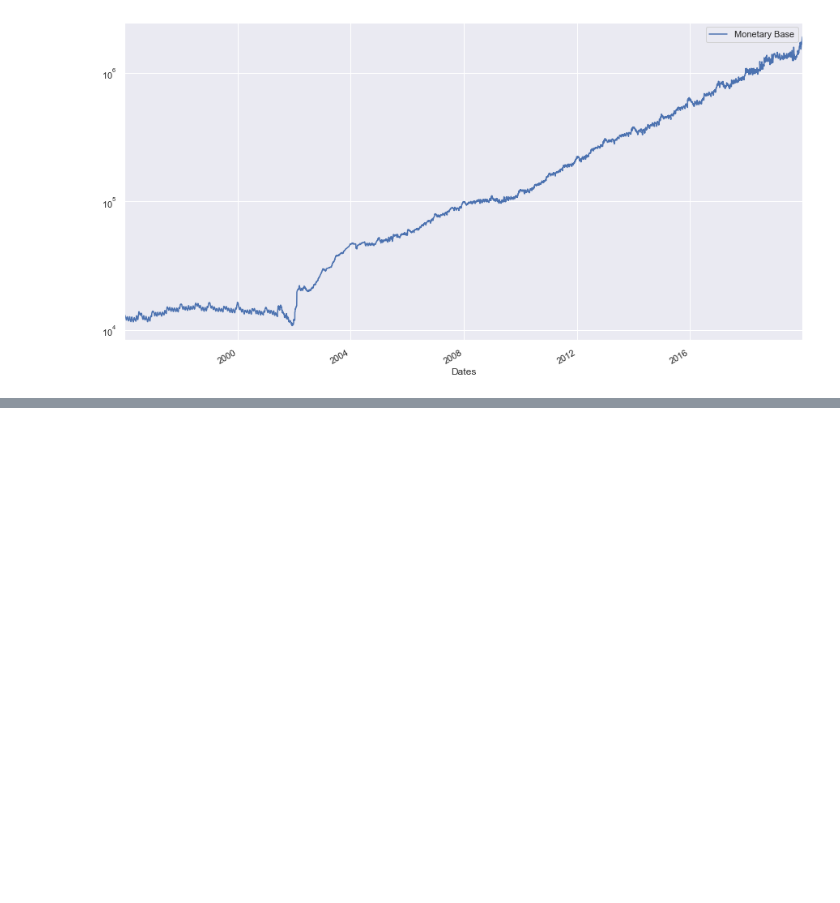
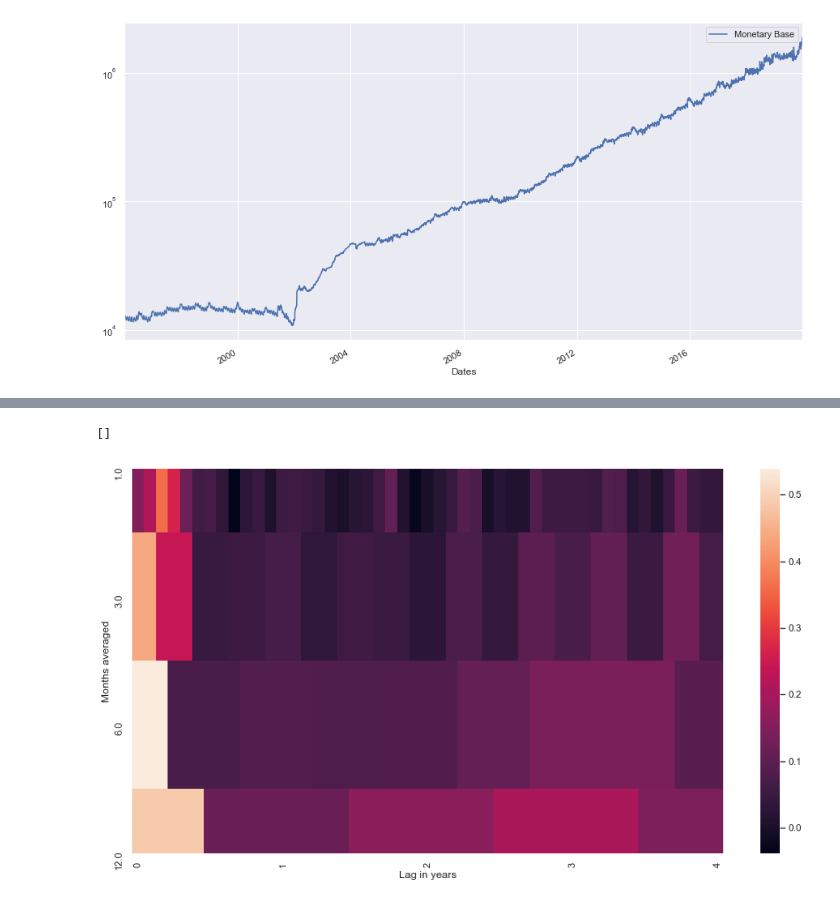
Before and after one commit to lambdaclass/finance_playground, a Jupyter notebook: notebooks/cmb_inflation/Correlation.ipynb, the cells around one changed output, grey strips where cells are left out. Drawn from its saved outputs; the diff is of its cells as text; code cells hidden in the pictures; blank space fills up the shorter version.

```diff
--- a/notebooks/cmb_inflation/Correlation.ipynb
+++ b/notebooks/cmb_inflation/Correlation.ipynb
@@ -67,0 +77,16 @@ ax
+# %%
+to_plot_heatmap = pd.DataFrame()
+
+pearson_lagged[m]
+for m in months:
+    a=[ceil(m / 2)]+[m]*(48 // m-1) + [ceil(m / 2) + (m + 1)%2]
+    to_plot_headmap = to_plot_headmap.append(pd.DataFrame([np.linspace(0, 4, 49), np.repeat(pearson_lagged[m], a),[m]*49]).T)
+to_plot = to_plot_headmap.rename(columns = {0 : 'Lag in years', 2 : 'Months averaged'})
+# %%
+figure = to_plot.pivot("Months averaged", 'Lag in years', 1)
+sns.heatmap(figure, fmt = "d")
+plt.xticks(np.arange(49) + 0.5, ['0'] + [None]*11 + ['1']+ [None]*11 + ['2'] + [None]*11 + ['3'] + [None]*11 + ['4'])
+plt.plot()
+# %% [output]
+[]
+[figure, added]
```
Also changed, not shown: parts of 7 cells of this notebook.
